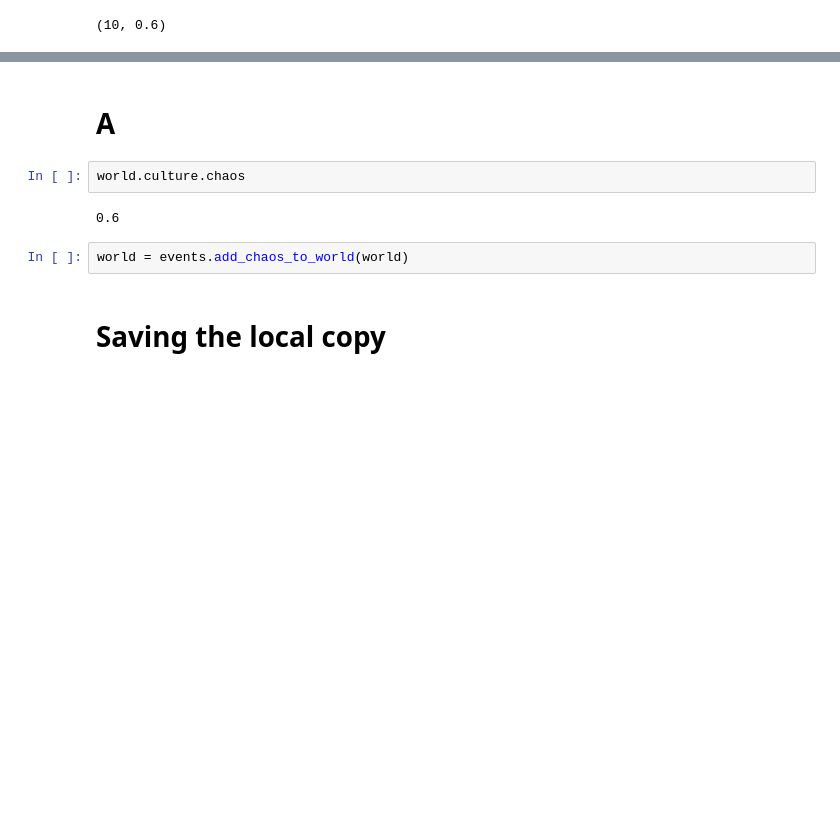
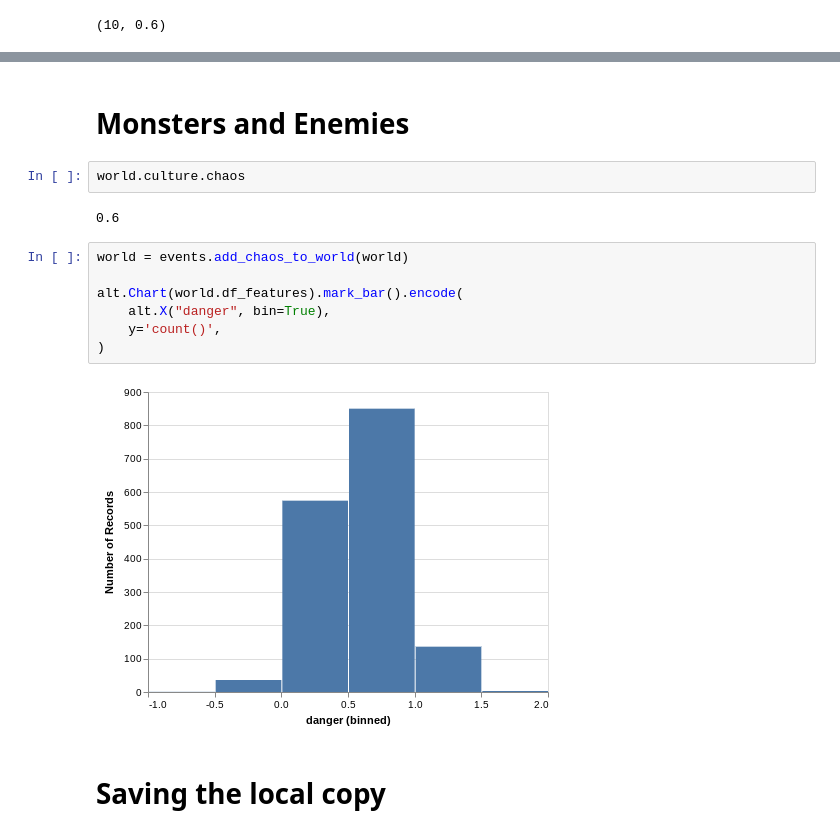
Before and after one commit to BillmanH/dsadventure, a Jupyter notebook: notebooks/Creating a Randomly Generated World in Python.ipynb, the cells around one changed output, grey strips where cells are left out. Saved outputs shown, nothing was run; the diff lists cells and outputs as text; blank space fills up the shorter version.

Commit message:
added monsters to dataset

```diff
--- a/notebooks/Creating a Randomly Generated World in Python.ipynb
+++ b/notebooks/Creating a Randomly Generated World in Python.ipynb
@@ -557,11 +556,18 @@ all_events
-# %% [markdown]
-# A
+# %% [markdown]
+# Monsters and Enemies
 # %%
 world.culture.chaos
 # %% [output]
 0.6
-# %%
-world = events.add_chaos_to_world(world)
+# %%
+world = events.add_chaos_to_world(world)
+
+alt.Chart(world.df_features).mark_bar().encode(
+    alt.X("danger", bin=True),
+    y='count()',
+)
+# %% [output]
+[figure, added]
 # %% [markdown]
 # Saving the local copy
 # %% [markdown]
```
Also changed, not shown: parts of 32 cells of this notebook, 9 other files.
